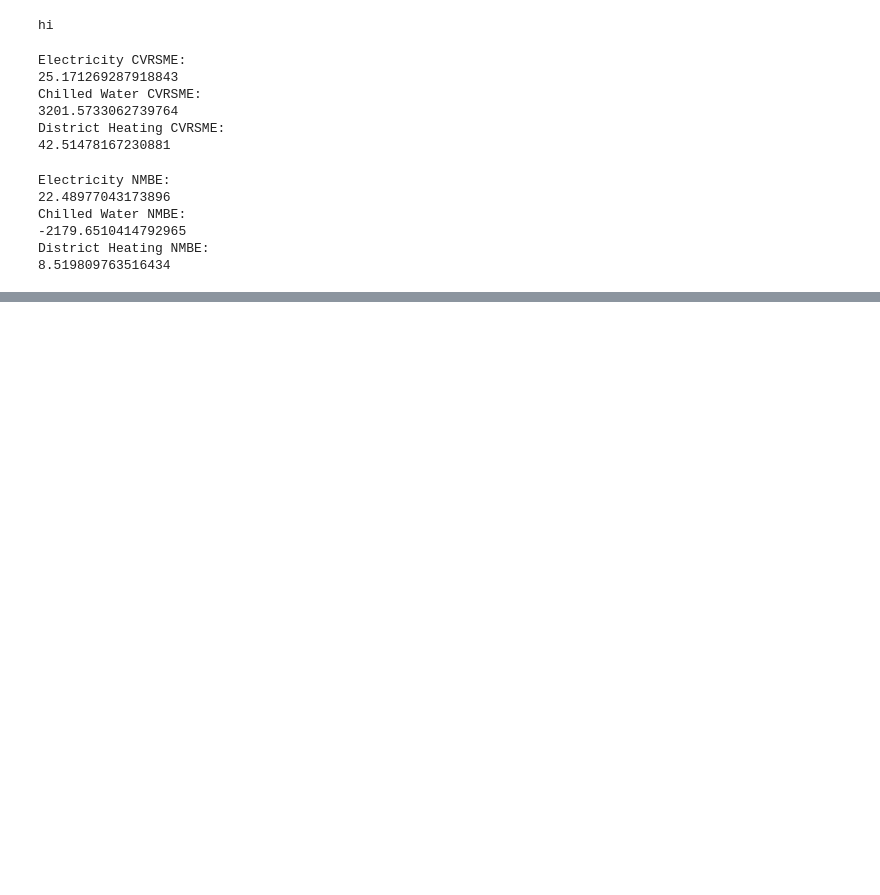
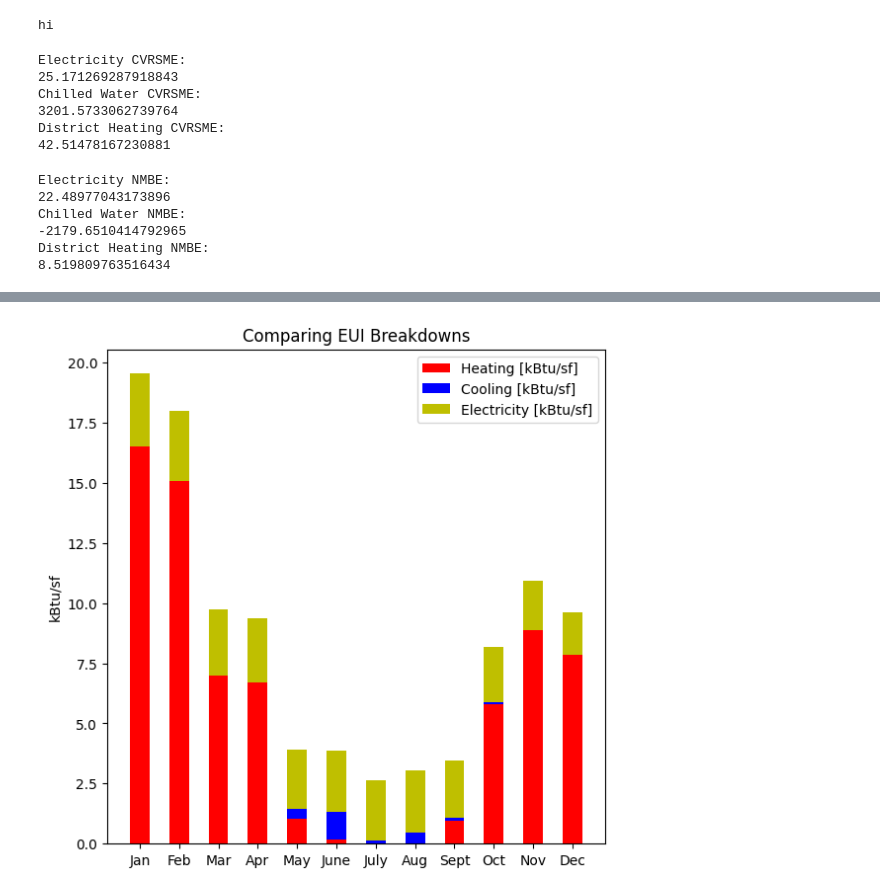
Before and after one commit to amitche8/IIT-PhD, a Jupyter notebook: CAE526/P1/CAE526-p2_Mitchell.ipynb, the cells around one changed output, grey strips where cells are left out. Cells and saved outputs as stored; diff of their text form; code cells hidden in the pictures; blank space fills up the shorter version.

```diff
--- a/CAE526/P1/CAE526-p2_Mitchell.ipynb
+++ b/CAE526/P1/CAE526-p2_Mitchell.ipynb
@@ -264,0 +267,24 @@ C:\EnergyPlusV22-1-0\energyplus.exe --weather C:\Users\amitc_crl\OneDrive\Docume
+# %%
+gsf = 111135
+gsfm = 70580
+
+labels = ['Jan','Feb','Mar','Apr','May','June','July','Aug','Sept','Oct','Nov','Dec']
+Heating = np.array(df2012['STEAM [kBTU]']/gsf)
+Cooling = np.array(df2012['CHW [kBTU]']/gsf)
+Elec = np.array(df2012['ELEC [kBTU]']/gsf)
+width = 0.5       # the width of the bars: can also be len(x) sequence
+
+fig, ax = plt.subplots(figsize=(6.5,6.5))
+
+ax.bar(labels, Heating, width, label='Heating [kBtu/sf]', color='r')
+ax.bar(labels, Cooling, width,  bottom=Heating, label='Cooling [kBtu/sf]', color='b')
+ax.bar(labels, Elec, width, bottom=Heating+Cooling, label='Electricity [kBtu/sf]', color='y')
+
+
+ax.set_ylabel('kBtu/sf')
+ax.set_title('Comparing EUI Breakdowns')
+ax.legend()
+
+plt.show()
+# %% [output]
+[figure, added]
```
Also changed, not shown: parts of 2 cells of this notebook, 1 other file.
